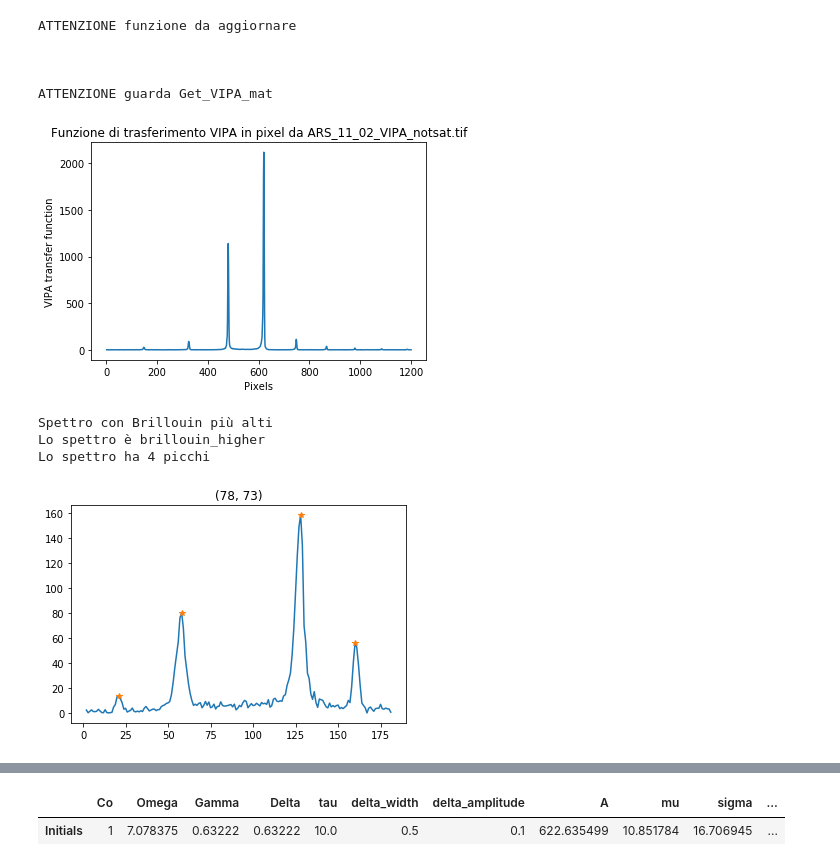
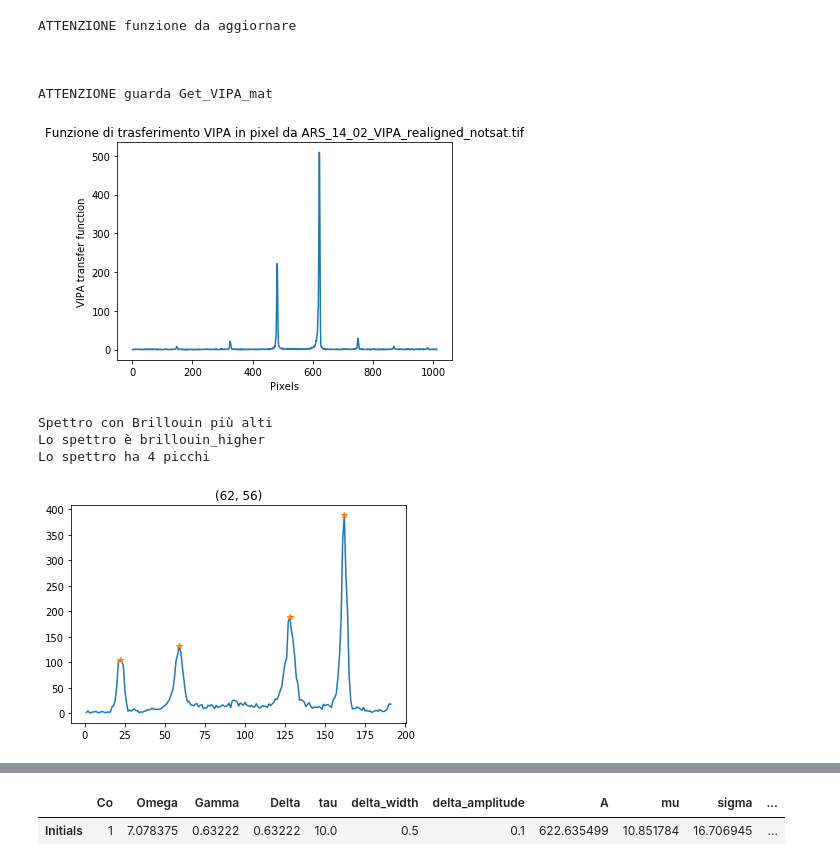
Before and after one commit to flautodipan/Python_Libraries, a Jupyter notebook: Experimentum_single.ipynb, the cells around one changed output, grey strips where cells are left out. Drawn from its saved outputs; the diff is of its cells as text; code cells hidden in the pictures.

```diff
--- a/Experimentum_single.ipynb
+++ b/Experimentum_single.ipynb
@@ -12,13 +12,13 @@ import  matplotlib.pyplot   as      plt
 
 
 import  time
-now_path        =   '../BRILLOUIN/TDP43/ARS_11_02/'
-spectra_filename    =   'y_all_3'
-VIPA_filename       =   'ARS_11_02_VIPA_notsat.tif'
+now_path        =   '../BRILLOUIN/TDP43/ARS_14_02/'
+spectra_filename    =   'ARS_14_02'
+VIPA_filename       =   'ARS_14_02_VIPA_realigned_notsat.tif'
 
-syg_kwargs          =   {'height': 12, 'distance': 22, 'width': 1.5}
+syg_kwargs          =   {'height': 26, 'distance': 22, 'width': 1.5}
 syg_kwargs_VIPA     =   {'distance':70, 'width': 1}
-syg_kwargs_brill    =  {'height': 12, 'distance': 22, 'width': 1.5}
+syg_kwargs_brill    =  {'height': 26, 'distance': 22, 'width': 1.5}
 
 VIPA_treshold       =   6
 sat_height          =   50000
@@ -30,38 +30,38 @@ cols_real   = ('Co', 'Omega', 'Gamma', 'Delta', 'tau', 'delta_width', 'delta_amp
 cols_gauss  = ( 'A', 'mu', 'sigma')
 # %%
 #0) importo dati e inizializzo oggetti
-i   =   78
-j   =   73
-y    =   Import_from_Matlab(spectra_filename, now_path, var_name = 'y_all')[i][j]
+i   =   62
+j   =   56
+y    =   Import_from_Matlab(spectra_filename, now_path, var_name = 'y3')[i][j]
 Data    =   Exp.Spectrum(name = str((i,j)))
 Data.Get_Spectrum(y = np.resize(y, np.max(y.shape)), offset = 183., cut = False, cut_range = (10, 175))
 Data.Get_Spectrum_Peaks(**syg_kwargs)
 Data.Get_VIPA_tif(VIPA_filename, now_path, fig = 'VIPA_img', save_path = now_path)
 
 plt.figure()
 plt.plot(Data.x, Data.y)
 plt.plot(Data.x[Data.peaks[0]], Data.y[Data.peaks[0]], '*')
 plt.title(str((i,j)))
 
 check = Data.Check_Spectrum(saturation_height = sat_height, saturation_width = sat_width)
 
 if      check == 1  : nature    = 'saturo'
 elif    check == 2  : nature    = 'brillouin_higher'
 elif    check == 3  : nature    = 'invisible'
 else:                 nature    = 'bono'
 print('Lo spettro è '+nature)
 print('Lo spettro ha {} picchi'.format(Data.n_peaks))
 # %% [output]
 ATTENZIONE funzione da aggiornare
 
 
 
 ATTENZIONE guarda Get_VIPA_mat
-[figure, old version]
+[figure, new version]
 Spettro con Brillouin più alti
 Lo spettro è brillouin_higher
 Lo spettro ha 4 picchi
-[figure, old version]
+[figure, new version]
 # %%
 #1) Operazioni di modifica Spettro
 
```
Also changed, not shown: parts of 2 cells of this notebook, 1 other file.
